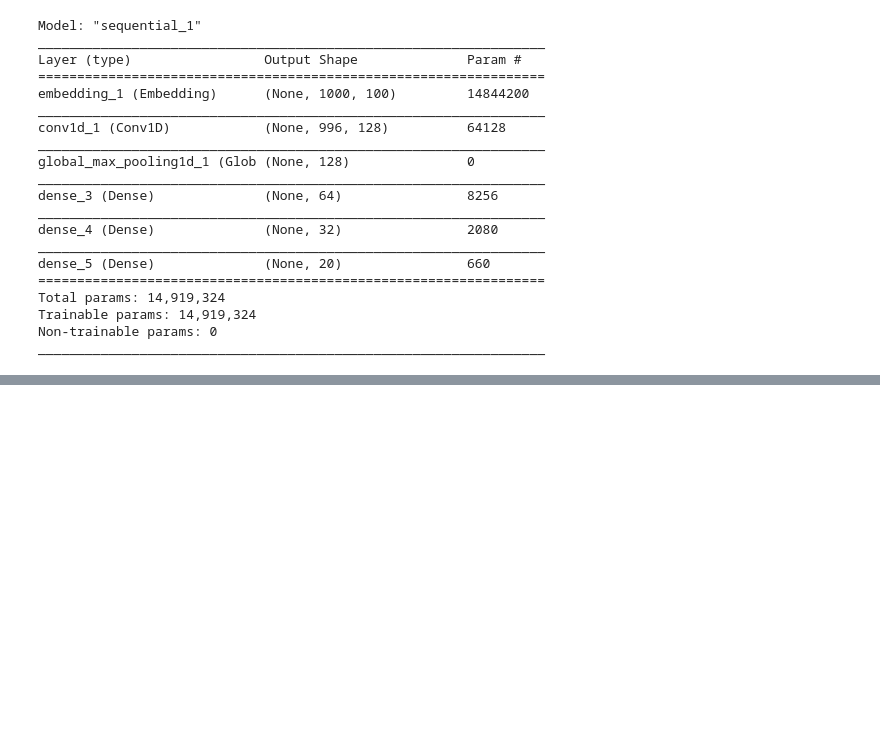
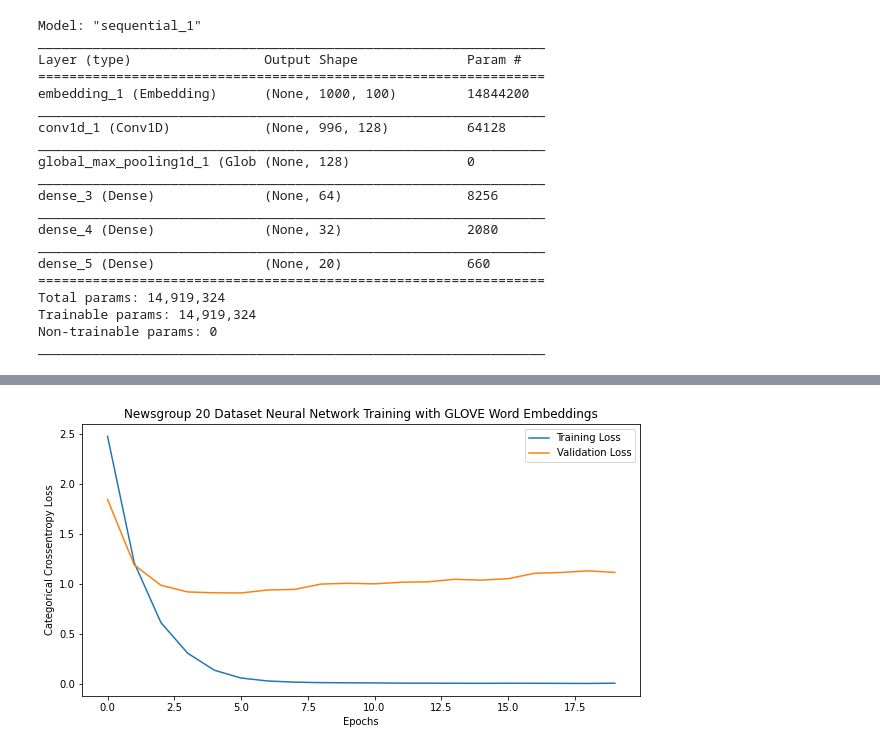
Before and after one commit to embedded-robotics/datascience, a Jupyter notebook: nlp_text_classification_pretrained_glove_embeddings/text_classification_glove_embeddings.ipynb, the cells around one changed output, grey strips where cells are left out. Cells and saved outputs as stored; diff of their text form; code cells hidden in the pictures; blank space fills up the shorter version.

```diff
--- a/nlp_text_classification_pretrained_glove_embeddings/text_classification_glove_embeddings.ipynb
+++ b/nlp_text_classification_pretrained_glove_embeddings/text_classification_glove_embeddings.ipynb
@@ -373,3 +416,6 @@ Epoch 19/20
 89/89 [==============================] - 111s 1s/step - loss: 0.0022 - accuracy: 0.9999 - val_loss: 1.1302 - val_accuracy: 0.7454
 Epoch 20/20
 89/89 [==============================] - 111s 1s/step - loss: 0.0068 - accuracy: 0.9997 - val_loss: 1.1145 - val_accuracy: 0.7483
+# %%
+metrics_df = pd.DataFrame(history1.history)
+print(metrics_df)
@@ -375,0 +440,11 @@ Epoch 20/20
+# %%
+plt.figure(figsize=(10,5))
+plt.plot(metrics_df.index, metrics_df.loss)
+plt.plot(metrics_df.index, metrics_df.val_loss)
+plt.title('Newsgroup 20 Dataset Neural Network Training with GLOVE Word Embeddings')
+plt.xlabel('Epochs')
+plt.ylabel('Categorical Crossentropy Loss')
+plt.legend(['Training Loss', 'Validation Loss'])
+plt.show()
+# %% [output]
+[figure, added]
```
Also changed, not shown: parts of 5 cells of this notebook.
